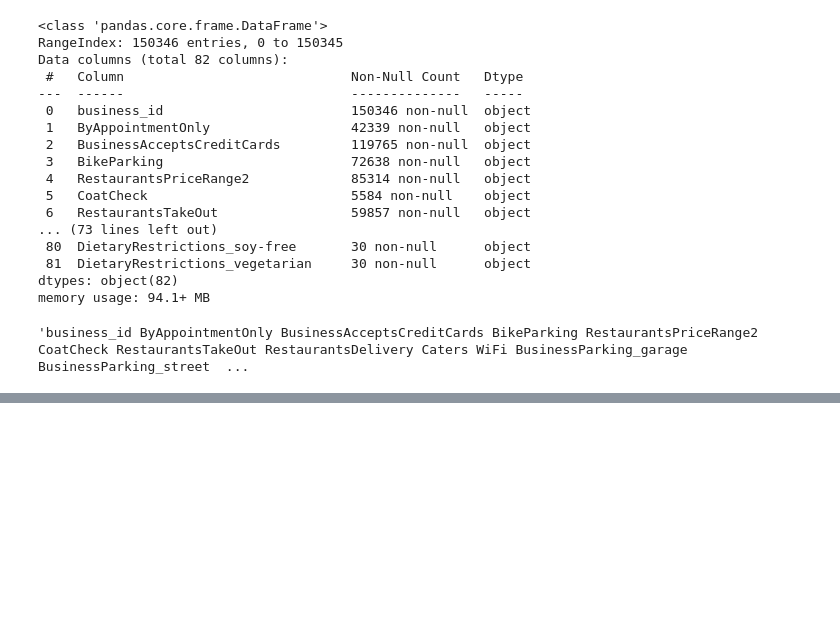
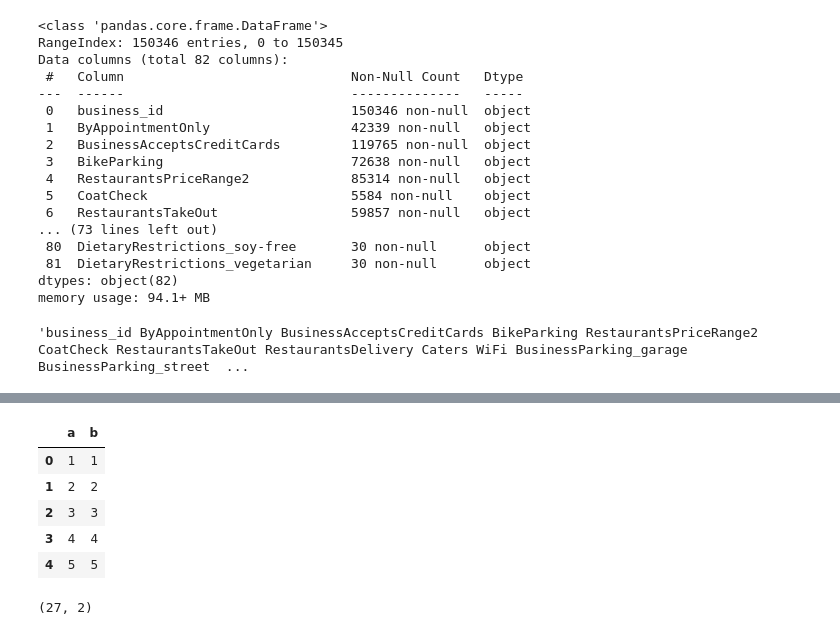
Before and after one commit to Janak26/YelpAnalysis, a Jupyter notebook: notebooks/explorationAndCleaning.ipynb, the cells around one changed output, grey strips where cells are left out. Cells and saved outputs as stored; diff of their text form; code cells hidden in the pictures; blank space fills up the shorter version.

```diff
--- a/notebooks/explorationAndCleaning.ipynb
+++ b/notebooks/explorationAndCleaning.ipynb
@@ -208,0 +276,13 @@ cols = df.columns
+# %%
+tester.head()
+# %% [output]
+|  | a | b |
+| 0 | 1 | 1 |
+| 1 | 2 | 2 |
+| 2 | 3 | 3 |
+| 3 | 4 | 4 |
+| 4 | 5 | 5 |
+# %%
+tester.shape
+# %% [output]
+(27, 2)
```
Also changed, not shown: parts of 10 cells of this notebook, 3 other files.
